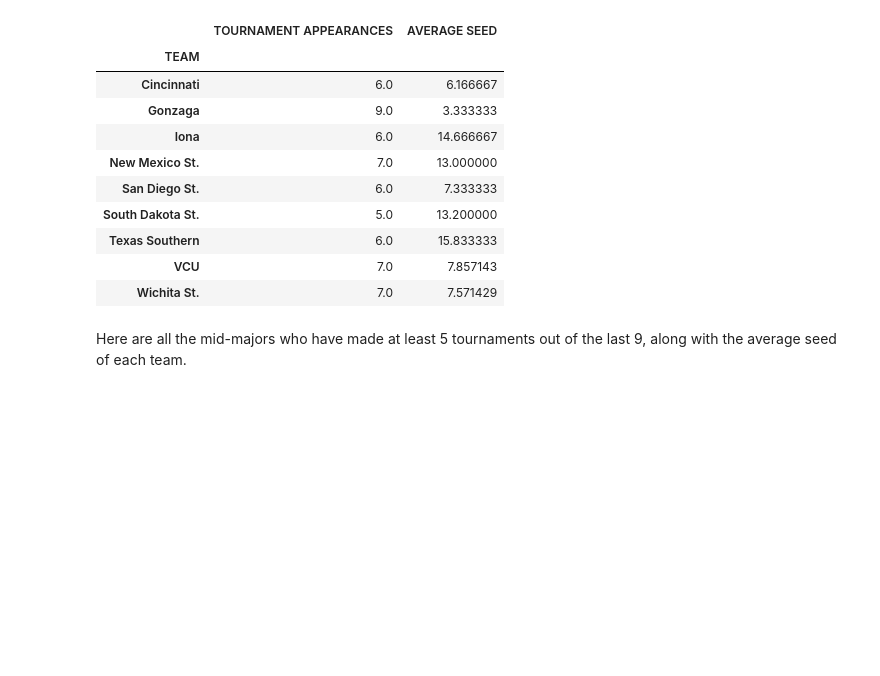
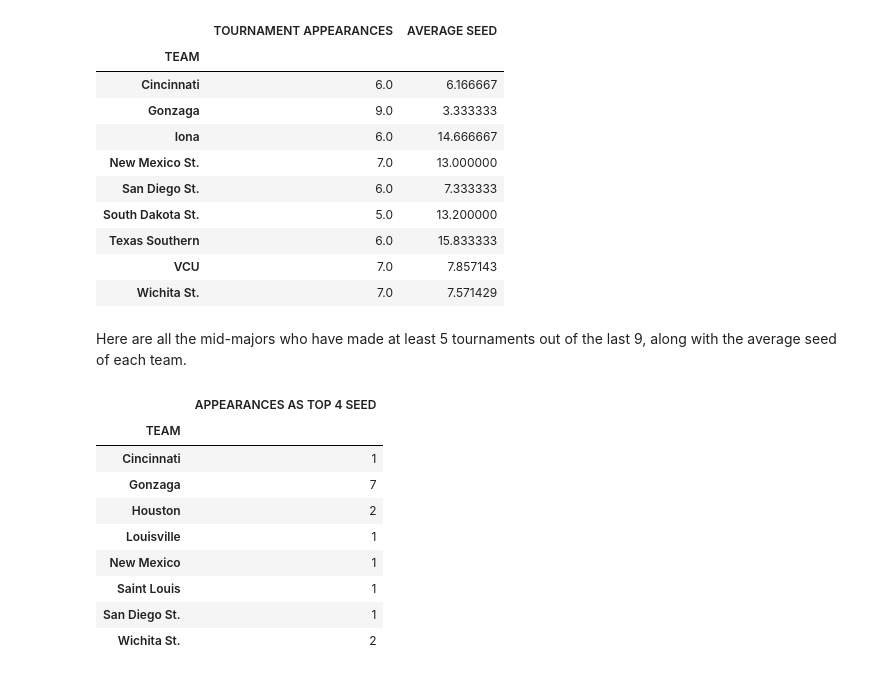
Before and after one commit to memphismiles/CBBConferences, a Jupyter notebook: CBBConferences.ipynb, the cells around one changed output. Saved outputs shown, nothing was run; the diff lists cells and outputs as text; code cells hidden in the pictures; blank space fills up the shorter version.

```diff
--- a/CBBConferences.ipynb
+++ b/CBBConferences.ipynb
@@ -313,3 +350,17 @@ good_mid_majors
 | Wichita St. | 7.0 | 7.571429 |
 # %% [markdown]
 Here are all the mid-majors who have made at least 5 tournaments out of the last 9, along with the average seed of each team.
+# %%
+mm_top_seeds = mid_major_post[mid_major_post.SEED <= 4]
+pd.DataFrame(mm_top_seeds.groupby('TEAM').TEAM.count()).rename(columns = {'TEAM':'APPEARANCES AS TOP 4 SEED'})
+# %% [output]
+|  | APPEARANCES AS TOP 4 SEED |
+| TEAM |  |
+| Cincinnati | 1 |
+| Gonzaga | 7 |
+| Houston | 2 |
+| Louisville | 1 |
+| New Mexico | 1 |
+| Saint Louis | 1 |
+| San Diego St. | 1 |
+| Wichita St. | 2 |
```
Also changed, not shown: parts of 14 cells of this notebook.
